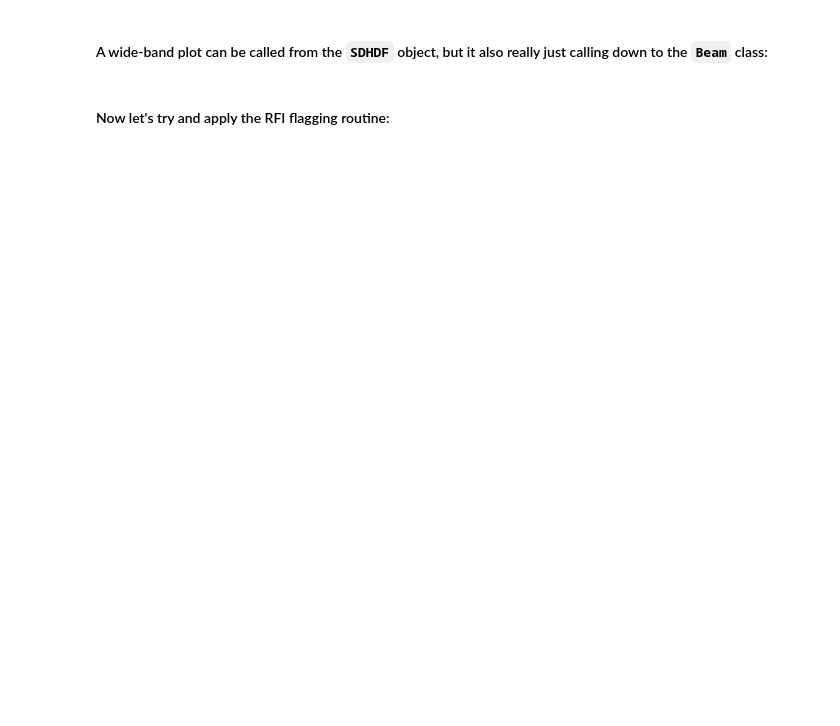
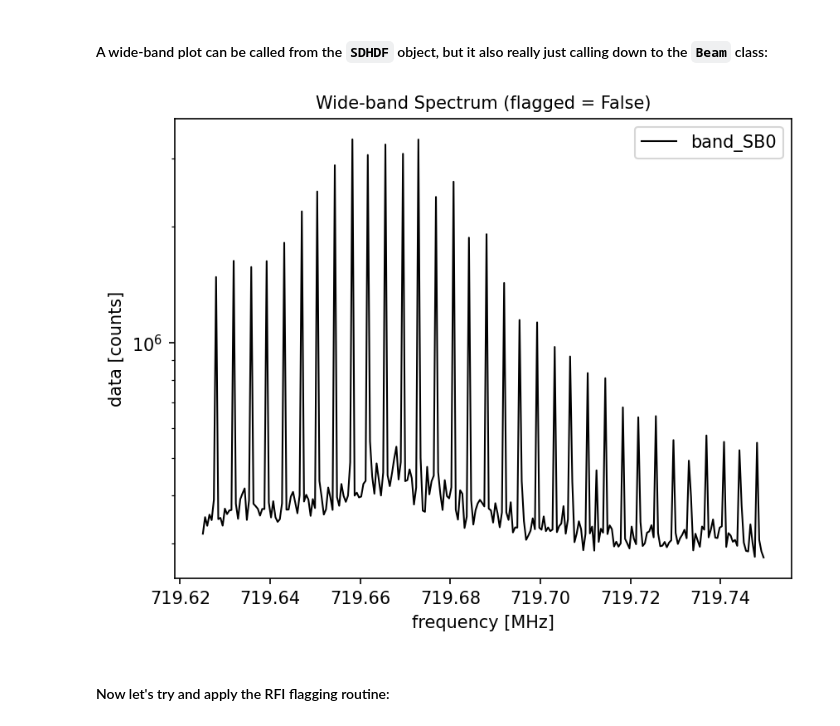
Before and after one commit to too043/sdhdf_tools, a Jupyter notebook: python/pyINSPECTA/demo.ipynb, the cells around one changed output. Saved outputs shown, nothing was run; the diff lists cells and outputs as text; code cells hidden in the pictures; blank space fills up the shorter version.

```diff
--- a/python/pyINSPECTA/demo.ipynb
+++ b/python/pyINSPECTA/demo.ipynb
@@ -110,14 +193,11 @@ ax.set_yscale("log")
 #### A wide-band plot can be called from the `SDHDF` object, but it also really just calling down to the `Beam` class:
 # %%
 ax = sdhdf.plot_wide(
-        beam=0,
-        polarization=0,
-        x="frequency",
-        flag=False,
-        color='black',
-        linewidth=1
-    )
+    beam=0, polarization=0, x="frequency", flag=False, color="black", linewidth=1
+)
 ax.set_yscale("log")
+# %% [output]
+[figure, added]
 # %% [markdown]
 #### Now let's try and apply the RFI flagging routine:
 # %%
```
Also changed, not shown: parts of 17 cells of this notebook, 15 other files.
